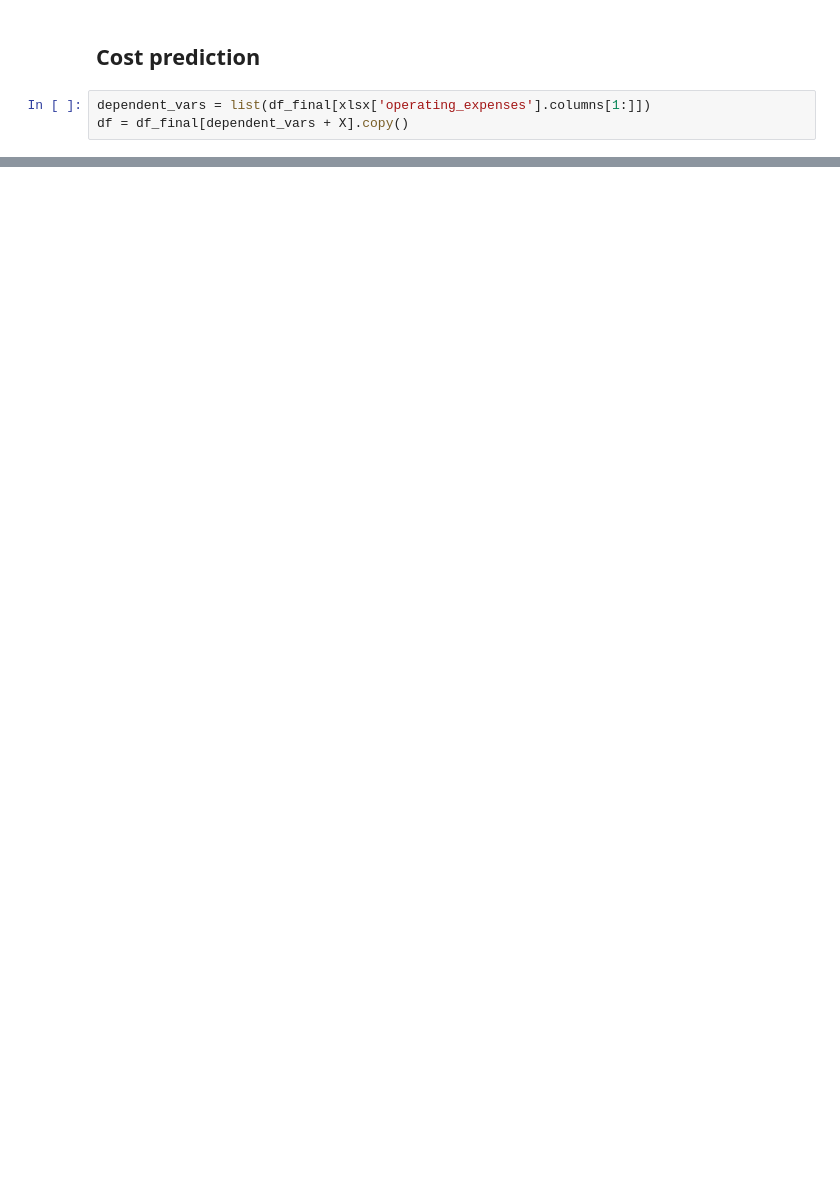
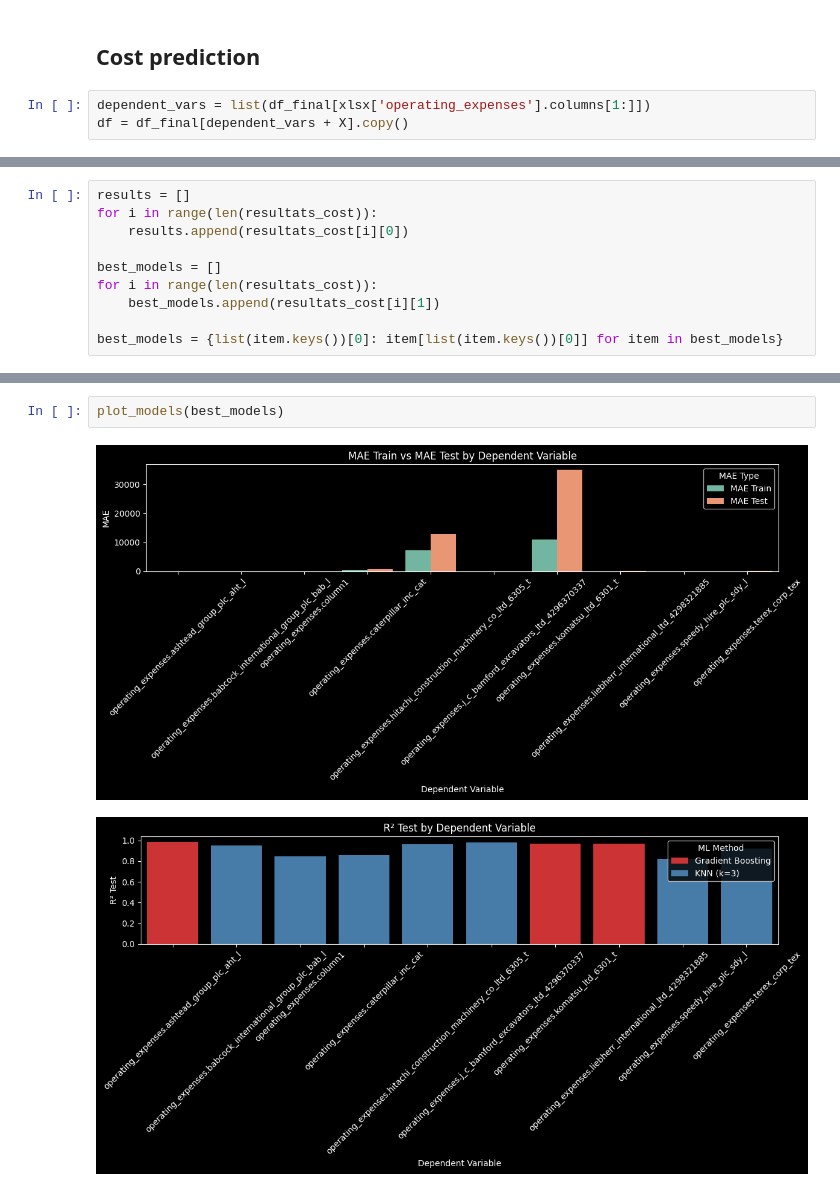
Before and after one commit to ZakITx/BAM_project, a Jupyter notebook: ML.ipynb, the cells around one changed output, grey strips where cells are left out. Drawn from its saved outputs; the diff is of its cells as text; blank space fills up the shorter version.

```diff
--- a/ML.ipynb
+++ b/ML.ipynb
@@ -694,0 +770,10 @@ dtype: float64}})
+# %%
+results = []
+for i in range(len(resultats_cost)):
+    results.append(resultats_cost[i][0])
+
+best_models = []
+for i in range(len(resultats_cost)):
+    best_models.append(resultats_cost[i][1])
+
+best_models = {list(item.keys())[0]: item[list(item.keys())[0]] for item in best_models}
@@ -694,0 +797,5 @@ dtype: float64}})
+# %%
+plot_models(best_models)
+# %% [output]
+[figure, added]
+[figure, added]
```
Also changed, not shown: parts of 28 cells of this notebook, 1 other file.
